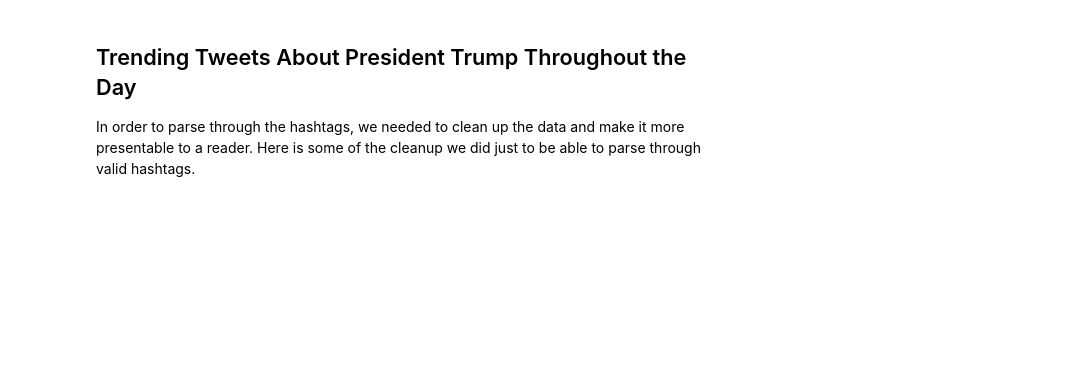
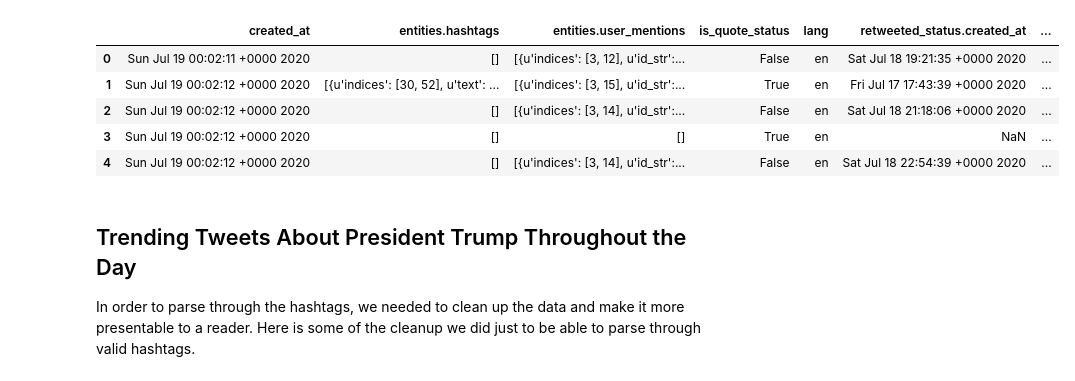
Before and after one commit to CS-UCR/final-project-hulk, a Jupyter notebook: DataCleaning.ipynb, the cells around one changed output. Saved outputs shown, nothing was run; the diff lists cells and outputs as text; code cells hidden in the pictures; blank space fills up the shorter version.

```diff
--- a/DataCleaning.ipynb
+++ b/DataCleaning.ipynb
@@ -48,4 +47,13 @@ jsonData = jsonData.drop(columns=["user.default_profile_image", "user.contributo
 jsonData = jsonData.drop(columns=["coordinates.coordinates", "coordinates.type", "geo.coordinates", "geo.type", "quoted_status.coordinates.coordinates", "quoted_status.coordinates.type", "quoted_status.geo.coordinates", "quoted_status.geo.type", "quoted_status.place.bounding_box.coordinates", "quoted_status.place.bounding_box.type", "quoted_status.place.country", "quoted_status.place.country_code", "quoted_status.place.full_name", "quoted_status.place.id", "quoted_status.place.name", "quoted_status.place.place_type", "quoted_status.place.url", "quoted_status.quoted_status_id", "quoted_status.quoted_status_id_str", "quoted_status.scopes.followers", "retweeted_status.coordinates.coordinates", "retweeted_status.coordinates.type", "retweeted_status.geo.coordinates", "retweeted_status.geo.type", "retweeted_status.quoted_status.place.bounding_box.coordinates", "retweeted_status.quoted_status.place.bounding_box.type", "retweeted_status.quoted_status.place.country", "retweeted_status.quoted_status.place.country_code", "retweeted_status.quoted_status.place.full_name", "retweeted_status.quoted_status.place.id", "retweeted_status.quoted_status.place.name", "retweeted_status.quoted_status.place.place_type", "retweeted_status.quoted_status.place.url", "retweeted_status.quoted_status.quoted_status_id", "retweeted_status.quoted_status.quoted_status_id_str", "retweeted_status.scopes.followers", "retweeted_status.withheld_in_countries", "withheld_in_countries"])
+# %%
+jsonData.head()
+# %% [output]
+|  | created_at | entities.hashtags | entities.user_mentions | is_quote_status | lang | retweeted_status.created_at | ... |
+| 0 | Sun Jul 19 00:02:11 +0000 2020 | [] | [{u'indices': [3, 12], u'id_str':... | False | en | Sat Jul 18 19:21:35 +0000 2020 | ... |
+| 1 | Sun Jul 19 00:02:12 +0000 2020 | [{u'indices': [30, 52], u'text': ... | [{u'indices': [3, 15], u'id_str':... | True | en | Fri Jul 17 17:43:39 +0000 2020 | ... |
+| 2 | Sun Jul 19 00:02:12 +0000 2020 | [] | [{u'indices': [3, 14], u'id_str':... | False | en | Sat Jul 18 21:18:06 +0000 2020 | ... |
+| 3 | Sun Jul 19 00:02:12 +0000 2020 | [] | [] | True | en | NaN | ... |
+| 4 | Sun Jul 19 00:02:12 +0000 2020 | [] | [{u'indices': [3, 14], u'id_str':... | False | en | Sat Jul 18 22:54:39 +0000 2020 | ... |
 # %% [markdown]
 ## Trending Tweets About President Trump Throughout the Day
 
```
Also changed, not shown: parts of 35 cells of this notebook.
